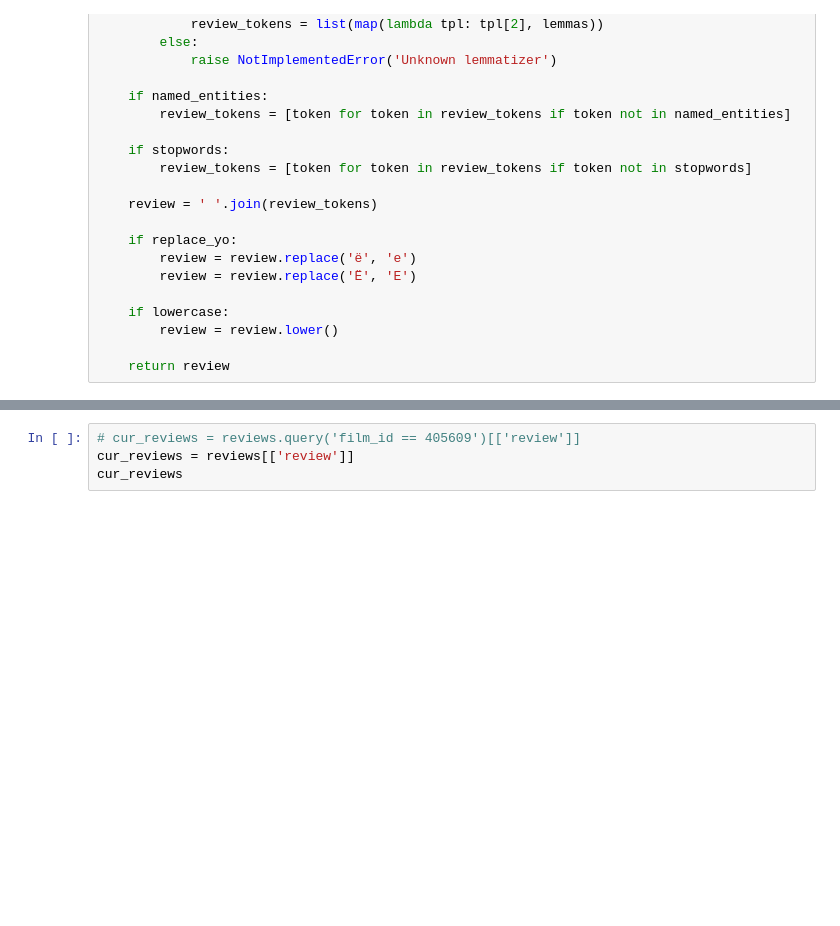
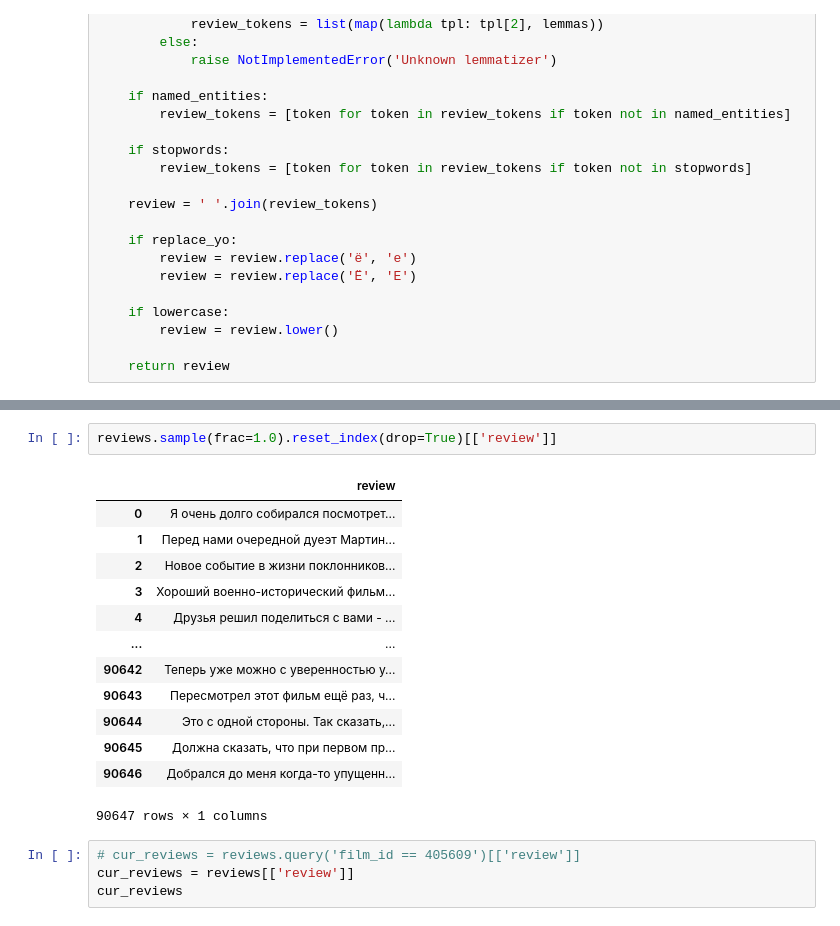
Before and after one commit to yaroslav-i-am/paramsum, a Jupyter notebook: notebooks/Prepare [reviews] for TF ABAE.ipynb, the cells around one changed output, grey strips where cells are left out. Drawn from its saved outputs; the diff is of its cells as text; blank space fills up the shorter version.

```diff
--- a/notebooks/Prepare [reviews] for TF ABAE.ipynb
+++ b/notebooks/Prepare [reviews] for TF ABAE.ipynb
@@ -147,3 +128,19 @@ reviews
+# %%
+reviews.sample(frac=1.0).reset_index(drop=True)[['review']]
+# %% [output]
+|  | review |
+| 0 | Я очень долго собирался посмотрет... |
+| 1 | Перед нами очередной дуеэт Мартин... |
+| 2 | Новое событие в жизни поклонников... |
+| 3 | Хороший военно-исторический фильм... |
+| 4 | Друзья решил поделиться с вами - ... |
+| ... | ... |
+| 90642 | Теперь уже можно с уверенностью у... |
+| 90643 | Пересмотрел этот фильм ещё раз, ч... |
+| 90644 | Это с одной стороны. Так сказать,... |
+| 90645 | Должна сказать, что при первом пр... |
+| 90646 | Добрался до меня когда-то упущенн... |
+90647 rows × 1 columns
 # %%
 # cur_reviews = reviews.query('film_id == 405609')[['review']]
 cur_reviews = reviews[['review']]
```
Also changed, not shown: parts of 2 cells of this notebook, 8 other files.
